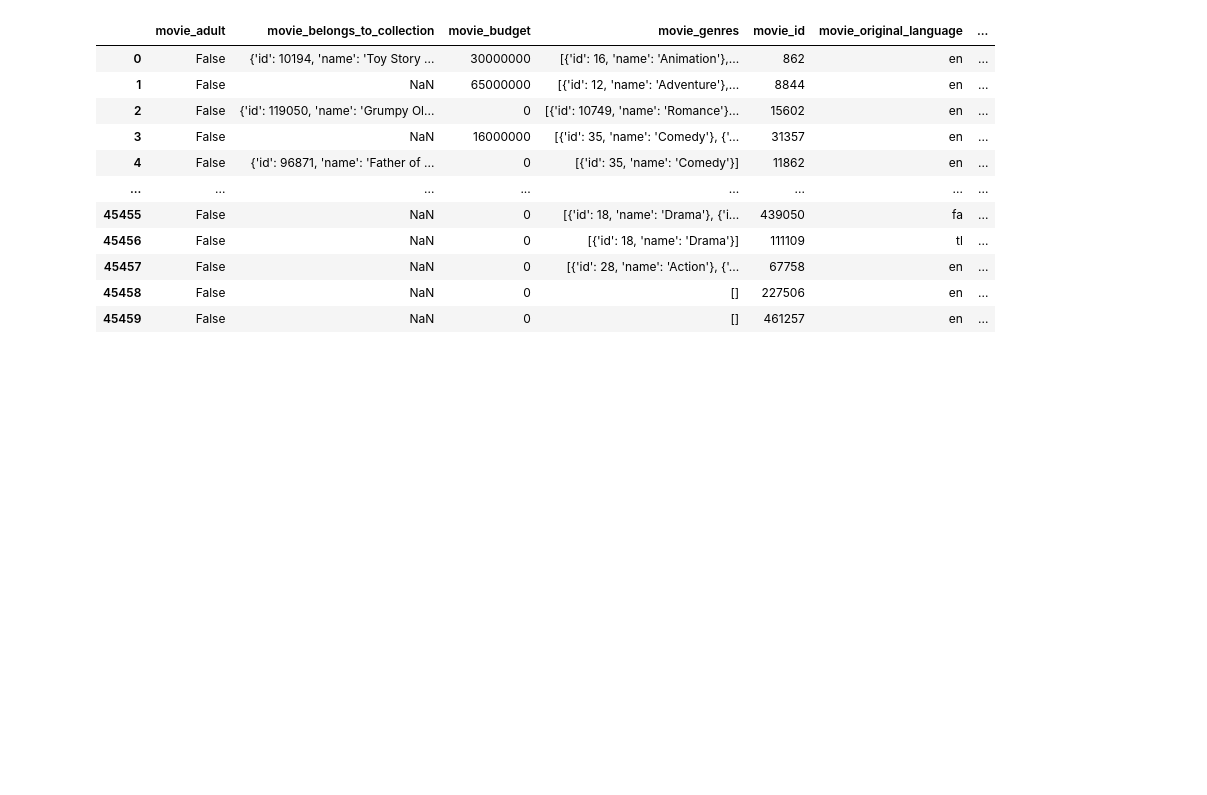
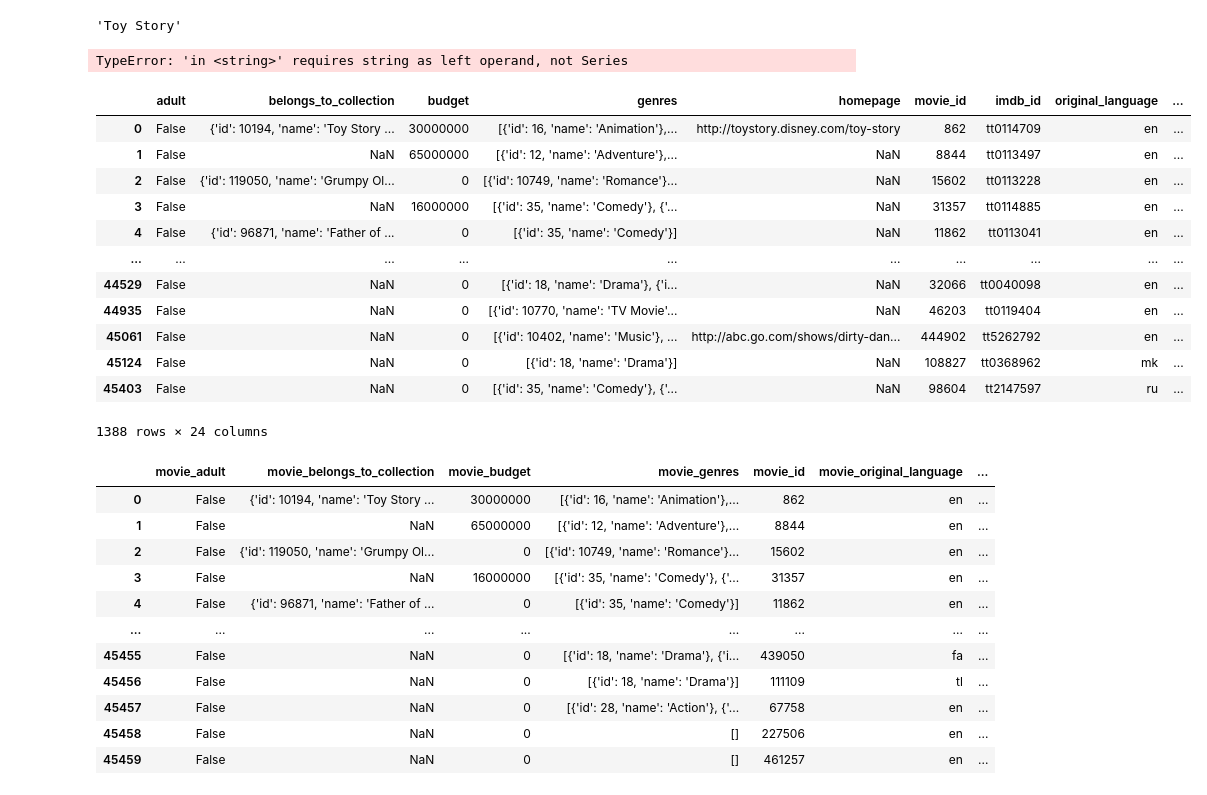
Before and after one commit to ltnguyen1710/recomendation-system, a Jupyter notebook: CONTROL/predictVote.ipynb, the cells around one changed output. Cells and saved outputs as stored; diff of their text form; code cells hidden in the pictures; blank space fills up the shorter version.

```diff
--- a/CONTROL/predictVote.ipynb
+++ b/CONTROL/predictVote.ipynb
@@ -14,0 +86,29 @@ ratings_path = 'E:\\recommendation-system\\CONTROL\\ratings_small.csv'
+# %%
+movie_title = movie_title.apply(lambda x: x[:-7])
+# %%
+movie_title[0]
+# %% [output]
+'Toy Story'
+# %%
+df_movie = pd.read_csv(movie_data_path)
+# %%
+df_movie.loc[df_movie['original_title'] in 'Toy Story',['overview']]
+# %% [output]
+TypeError: 'in <string>' requires string as left operand, not Series
+# %%
+a= df_movie[df_movie['title'].isin(movie_title)]
+a
+# %% [output]
+|  | adult | belongs_to_collection | budget | genres | homepage | movie_id | imdb_id | original_language | ... |
+| 0 | False | {'id': 10194, 'name': 'Toy Story ... | 30000000 | [{'id': 16, 'name': 'Animation'},... | http://toystory.disney.com/toy-story | 862 | tt0114709 | en | ... |
+| 1 | False | NaN | 65000000 | [{'id': 12, 'name': 'Adventure'},... | NaN | 8844 | tt0113497 | en | ... |
+| 2 | False | {'id': 119050, 'name': 'Grumpy Ol... | 0 | [{'id': 10749, 'name': 'Romance'}... | NaN | 15602 | tt0113228 | en | ... |
+| 3 | False | NaN | 16000000 | [{'id': 35, 'name': 'Comedy'}, {'... | NaN | 31357 | tt0114885 | en | ... |
+| 4 | False | {'id': 96871, 'name': 'Father of ... | 0 | [{'id': 35, 'name': 'Comedy'}] | NaN | 11862 | tt0113041 | en | ... |
+| ... | ... | ... | ... | ... | ... | ... | ... | ... | ... |
+| 44529 | False | NaN | 0 | [{'id': 18, 'name': 'Drama'}, {'i... | NaN | 32066 | tt0040098 | en | ... |
+| 44935 | False | NaN | 0 | [{'id': 10770, 'name': 'TV Movie'... | NaN | 46203 | tt0119404 | en | ... |
+| 45061 | False | NaN | 0 | [{'id': 10402, 'name': 'Music'}, ... | http://abc.go.com/shows/dirty-dan... | 444902 | tt5262792 | en | ... |
+| 45124 | False | NaN | 0 | [{'id': 18, 'name': 'Drama'}] | NaN | 108827 | tt0368962 | mk | ... |
+| 45403 | False | NaN | 0 | [{'id': 35, 'name': 'Comedy'}, {'... | NaN | 98604 | tt2147597 | ru | ... |
+1388 rows × 24 columns
```
Also changed, not shown: parts of 11 cells of this notebook, 13 other files.
